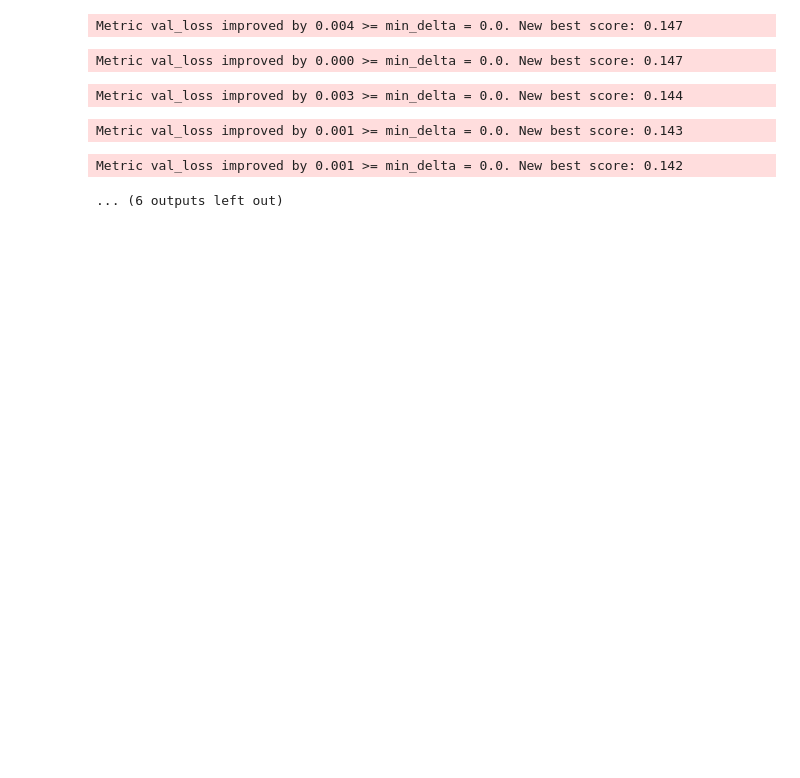
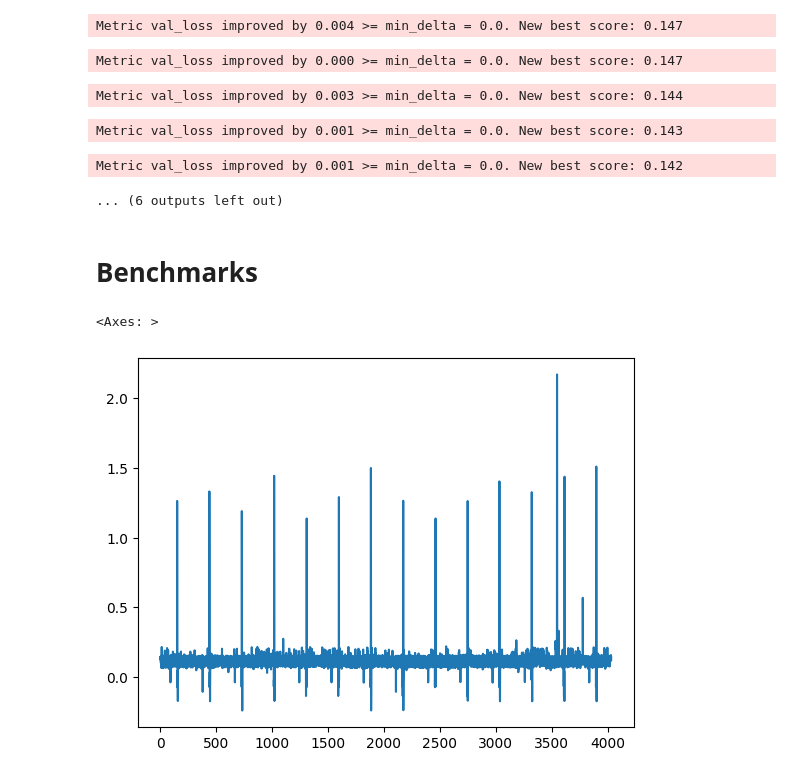
Before and after one commit to germanKoch/red-hack-time-series-analyzer, a Jupyter notebook: notebooks/convolutional_nn_quatile.ipynb, the cells around one changed output. Cells and saved outputs as stored; diff of their text form; code cells hidden in the pictures; blank space fills up the shorter version.

```diff
--- a/notebooks/convolutional_nn_quatile.ipynb
+++ b/notebooks/convolutional_nn_quatile.ipynb
@@ -532,3 +532,23 @@ Metric val_loss improved by 0.003 >= min_delta = 0.0. New best score: 0.144
 Metric val_loss improved by 0.001 >= min_delta = 0.0. New best score: 0.143
 Metric val_loss improved by 0.001 >= min_delta = 0.0. New best score: 0.142
 ... (6 outputs left out)
+# %% [markdown]
+# Benchmarks
+# %%
+import json
+path_base ='.\\..\\data\\numenta\\'
+
+with open(path_base + 'labels\\raw\\SA_labels_v0.8.json') as file:
+    labels = json.loads(file.read())
+# %%
+data = pd.read_csv(path_base + 'data\\realAWSCloudwatch\\ec2_cpu_utilization_24ae8d.csv')
+data['timestamp'] = pd.to_datetime(data['timestamp'])
+data.set_index('timestamp', inplace=True)
+result = seasonal_decompose(data['value'], model='additive', period=288)  # Period is the number of minutes in a day
+data['de_seasonalized'] = data['value'] - result.seasonal
+data.reset_index(inplace=True)
+# %%
+data['de_seasonalized'].plot()
+# %% [output]
+<Axes: >
+[figure, added]
```
Also changed, not shown: 3 other files.
